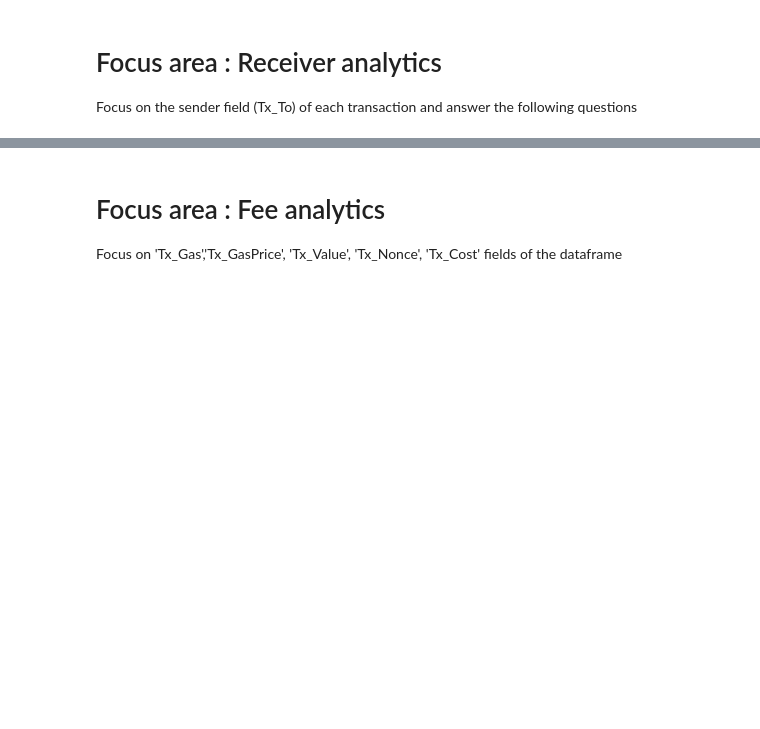
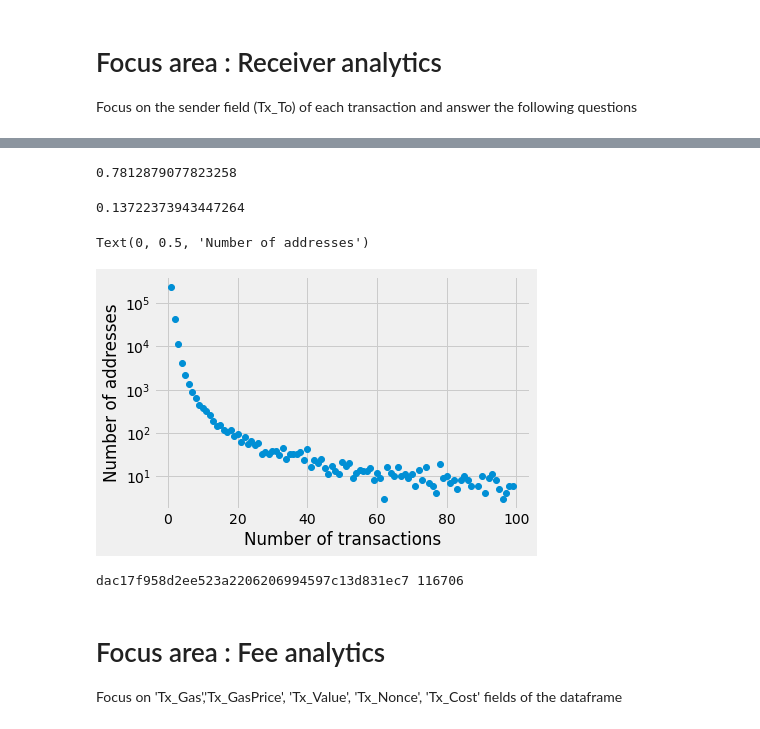
Before and after one commit to PranayAnchuri/COSIW11_S2022, a Jupyter notebook: pages/ethactivity.ipynb, the cells around one changed output, grey strips where cells are left out. Cells and saved outputs as stored; diff of their text form; code cells hidden in the pictures; blank space fills up the shorter version.

```diff
--- a/pages/ethactivity.ipynb
+++ b/pages/ethactivity.ipynb
@@ -61,11 +138,36 @@ Focus on the sender field (Tx_To) of each transaction and answer the following q
 # %%
 # 3a. What fraction of addresses have received a single transaction
+# %%
+(df.Tx_To.value_counts() == 1).where(lambda x: x).dropna().sum() / df.Tx_To.nunique()
+# %% [output]
+0.7812879077823258
 # %%
 # 3b. What fraction of addresses have received two transactions
+# %%
+(df.Tx_To.value_counts() == 2).where(lambda x: x).dropna().sum() / df.Tx_To.nunique()
+# %% [output]
+0.13722373943447264
 # %%
 # 4. Draw a graph with number of transactions sent to address on X-axis and Number of addresses on Y-axis
+# %%
+counts = df.Tx_To.value_counts()
+counts = counts[counts < 100].value_counts()
+plt.plot(counts.index, counts, 'o')
+plt.yscale('log')
+plt.xlabel("Number of transactions")
+plt.ylabel("Number of addresses")
+# %% [output]
+Text(0, 0.5, 'Number of addresses')
+[figure, added]
 # %%
 # 5. Can you think of any other receiver metrics
+# %%
+# Most popular receiver : Popularity of a receiver is defined by the number of unique addresses from which it received a transaction
+popularity = df.groupby("Tx_To").apply(lambda x: x.Tx_From.nunique())
+print(popularity.idxmax(), popularity.max())
+# https://etherscan.io/address/0xdac17f958d2ee523a2206206994597c13d831ec7
+# %% [output]
+dac17f958d2ee523a2206206994597c13d831ec7 116706
 # %% [markdown]
 # Focus area : Fee analytics
 
```
Also changed, not shown: parts of 24 cells of this notebook, 2 other files.
